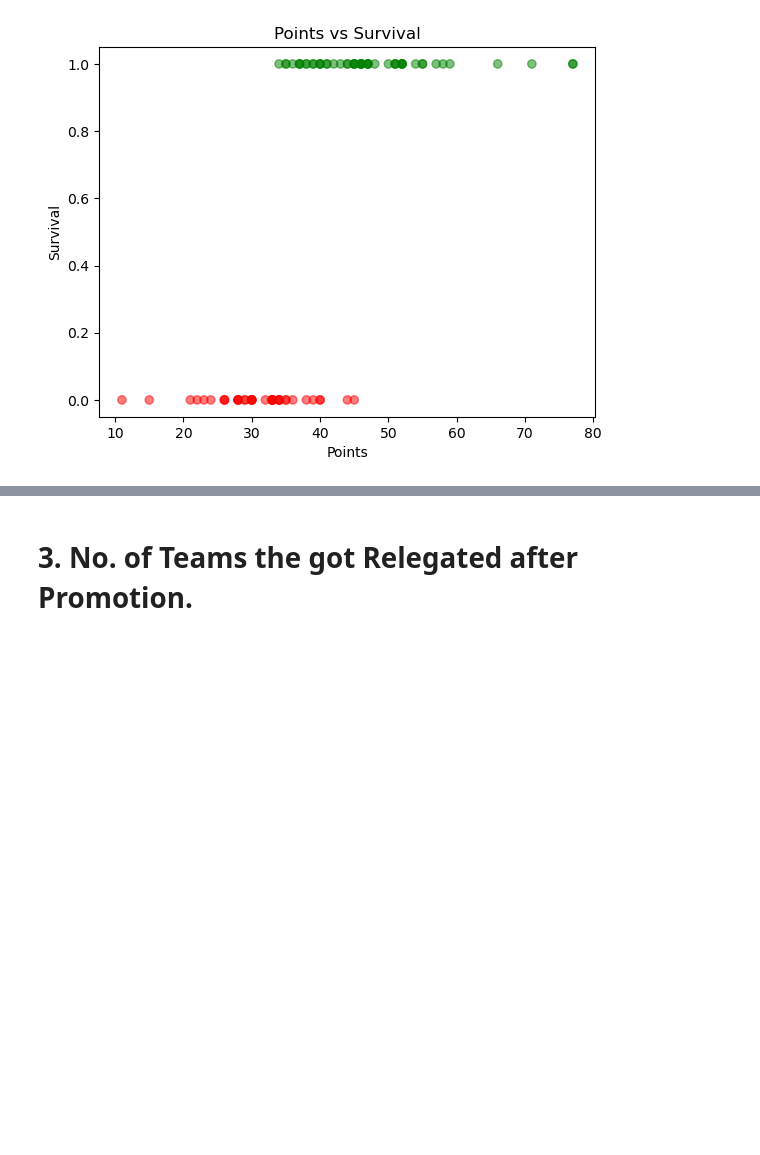
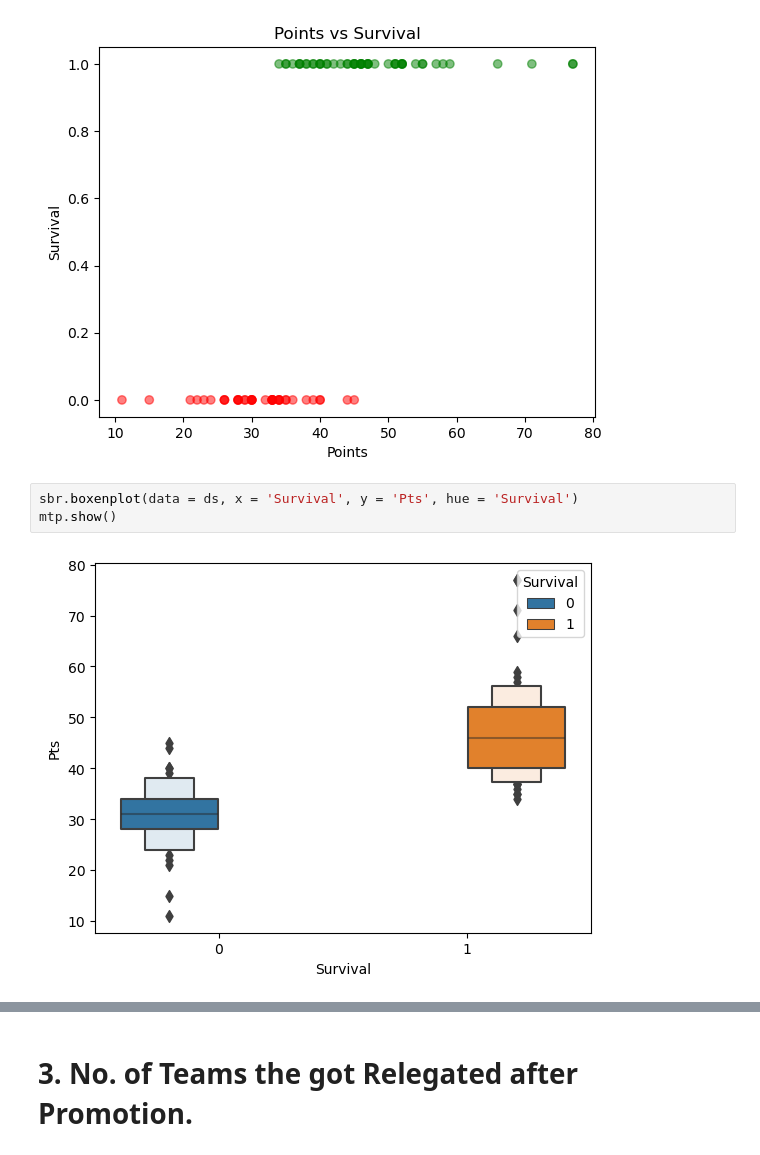
Before and after one commit to ShreyS92/Survival_Proj, a Jupyter notebook: Logistic_Model.ipynb, the cells around one changed output, grey strips where cells are left out. Cells and saved outputs as stored; diff of their text form; blank space fills up the shorter version.

Commit message:
Visual Changes

```diff
--- a/Logistic_Model.ipynb
+++ b/Logistic_Model.ipynb
@@ -164,3 +165,8 @@ mtp.ylabel("Survival")
 mtp.show()
 # %% [output]
 [figure]
+# %%
+sbr.boxenplot(data = ds, x = 'Survival', y = 'Pts', hue = 'Survival')
+mtp.show()
+# %% [output]
+[figure, added]
```
Also changed, not shown: parts of 20 cells of this notebook, 1 other file.
